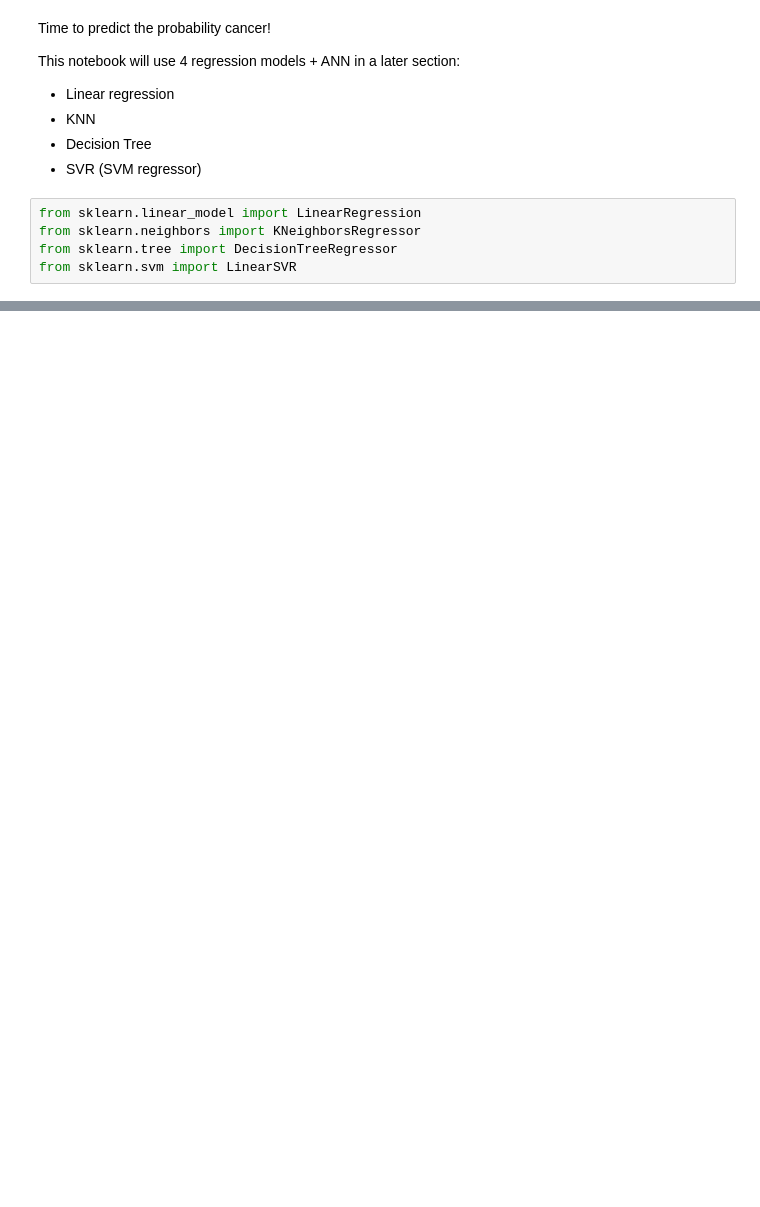
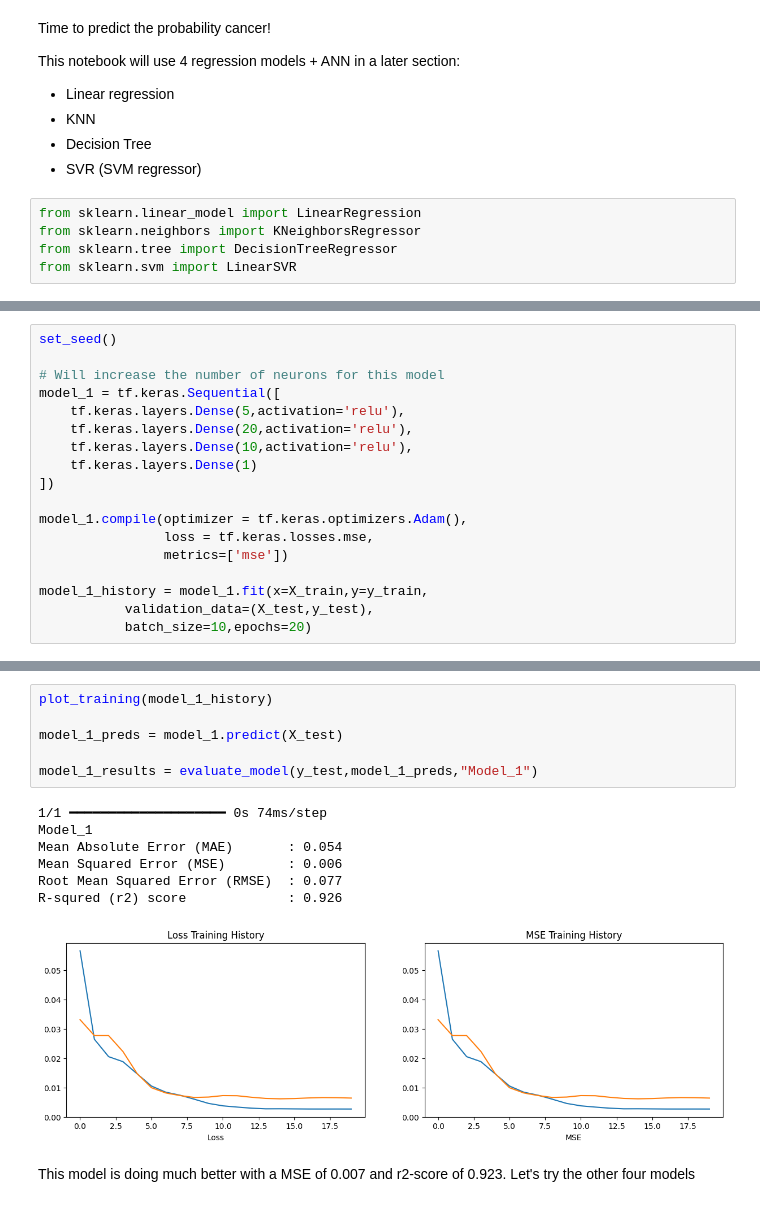
Before and after one commit to leonyi4/dataScienceProjects, a Jupyter notebook: Regression/Cancer-Prediction.ipynb, the cells around one changed output, grey strips where cells are left out. Saved outputs shown, nothing was run; the diff lists cells and outputs as text; blank space fills up the shorter version.

```diff
--- a/Regression/Cancer-Prediction.ipynb
+++ b/Regression/Cancer-Prediction.ipynb
@@ -340,0 +429,18 @@ for index,i in enumerate(preds):
+# %%
+set_seed()
+
+# Will increase the number of neurons for this model
+model_1 = tf.keras.Sequential([
+    tf.keras.layers.Dense(5,activation='relu'),
+    tf.keras.layers.Dense(20,activation='relu'),
+    tf.keras.layers.Dense(10,activation='relu'),
+    tf.keras.layers.Dense(1)
+])
+
+model_1.compile(optimizer = tf.keras.optimizers.Adam(),
+                loss = tf.keras.losses.mse,
+                metrics=['mse'])
+
+model_1_history = model_1.fit(x=X_train,y=y_train,
+           validation_data=(X_test,y_test),
+           batch_size=10,epochs=20)
@@ -340,0 +465,16 @@ for index,i in enumerate(preds):
+# %%
+plot_training(model_1_history)
+
+model_1_preds = model_1.predict(X_test)
+
+model_1_results = evaluate_model(y_test,model_1_preds,"Model_1")
+# %% [output]
+1/1 ━━━━━━━━━━━━━━━━━━━━ 0s 74ms/step
+Model_1
+Mean Absolute Error (MAE)       : 0.054
+Mean Squared Error (MSE)        : 0.006
+Root Mean Squared Error (RMSE)  : 0.077
+R-squred (r2) score             : 0.926
+[figure, added]
+# %% [markdown]
+This model is doing much better with a MSE of 0.007 and r2-score of 0.923. Let's try the other four models
```
Also changed, not shown: parts of 26 cells of this notebook.
